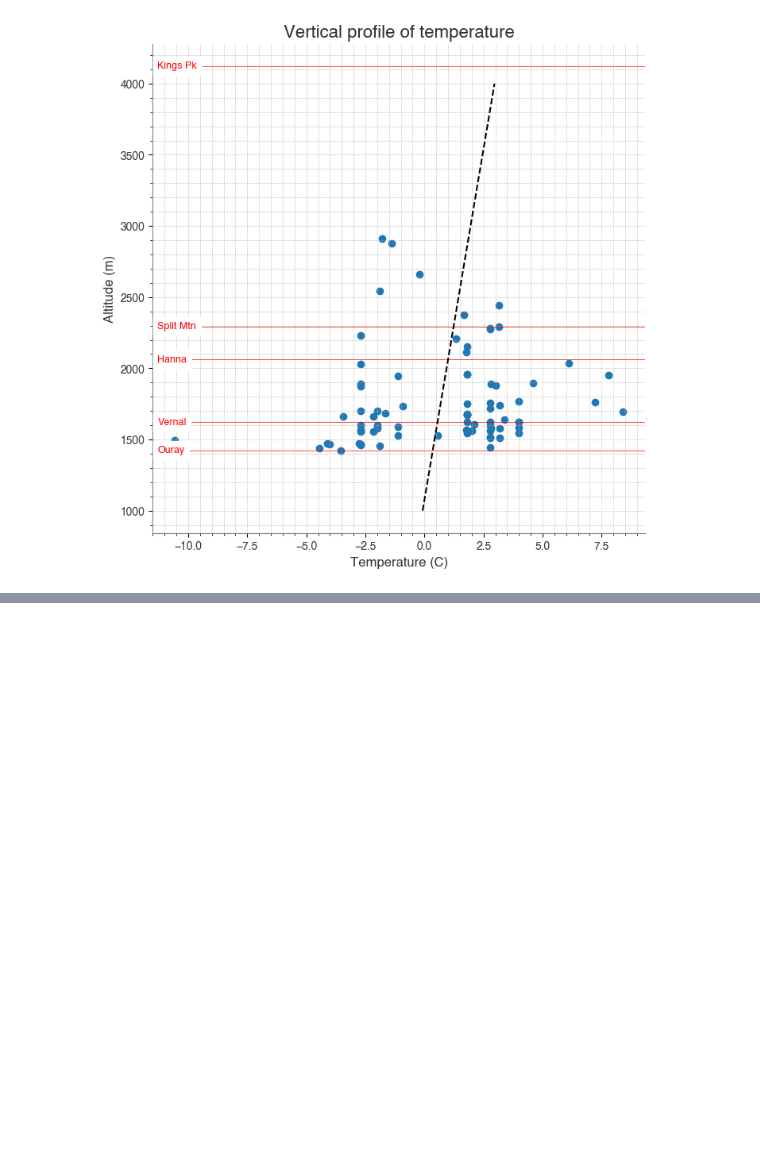
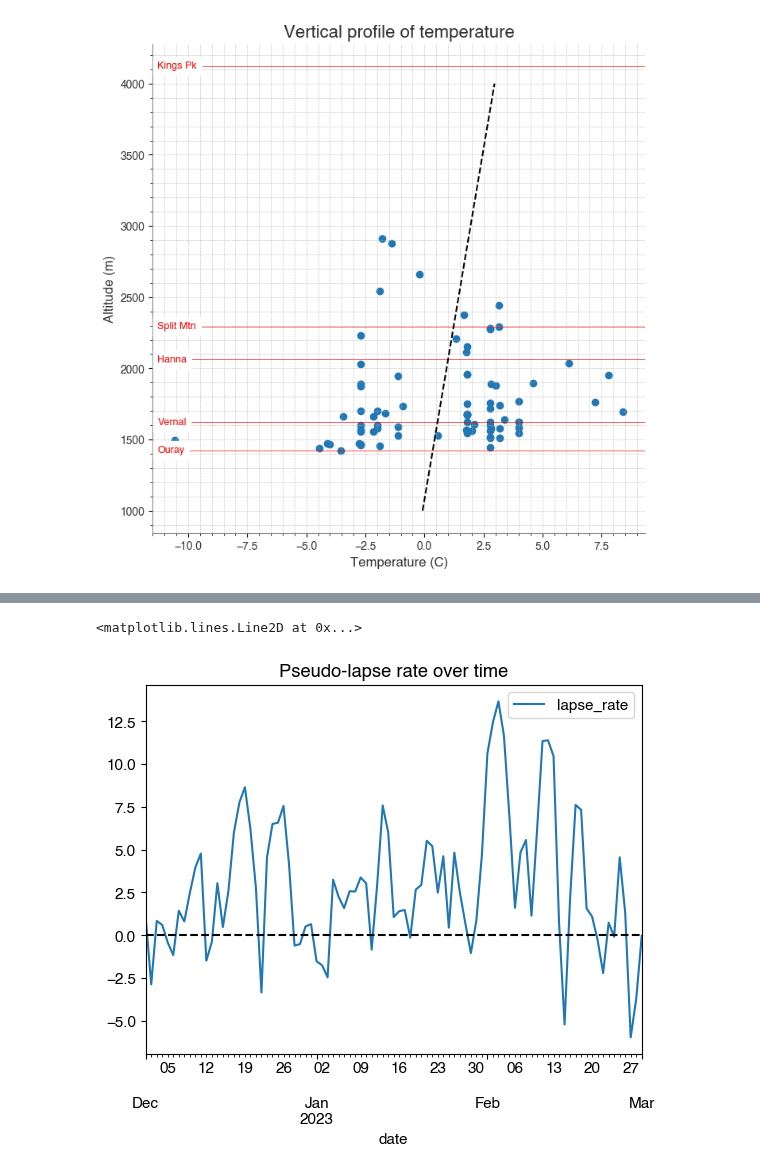
Before and after one commit to Bingham-Research-Center/clyfar, a Jupyter notebook: notebooks/pseudolapserate_demo.ipynb, the cells around one changed output, grey strips where cells are left out. Cells and saved outputs as stored; diff of their text form; code cells hidden in the pictures; blank space fills up the shorter version.

Commit message:
Added example of how to look at ozone and lapse rate time series together, with some functionality tweaks

```diff
--- a/notebooks/pseudolapserate_demo.ipynb
+++ b/notebooks/pseudolapserate_demo.ipynb
@@ -189,0 +190,25 @@ Pseudo-lapse rate: 1.01 °C/km
+# %%
+# Go through the year and compute the lapse rate for each day (no figure plotted)
+
+# Initialize the dataframe to store the lapse rates
+lapse_rate_list = []
+
+start_date = f"{start_year}-12-01"
+# end_date = f"{start_year}-12-30"
+end_date = f"{end_year}-03-01"
+
+# for date in pd.date_range(f"{start_year}-12-01", f"{end_year}-03-15"):
+for date in pd.date_range(start_date, end_date):
+    max_temp = compute_max_temp_profile(common_temp_df, meta_df, date.strftime("%Y-%m-%d"))
+    lapse_rate = compute_pseudo_lapse_rate(max_temp, elevations, do_filter=True, elev_bins=elev_bins, num_std_dev=1, do_plot=False)
+    lapse_rate_list.append({"date": date, "lapse_rate": lapse_rate})
+
+# Convert the list to a DataFrame
+lapse_rate_df = pd.DataFrame(lapse_rate_list)
+
+# Get ozone
+ozone_subdf = df[df["stid"].isin(["UBHSP", "QV4", "QRS"])][["ozone_concentration","stid"]] # .loc[start_date:end_date]
+
+repr_ozone = do_repval_ozone(ozone_subdf)
+
+lapse_rate_df
@@ -189,0 +246,8 @@ Pseudo-lapse rate: 1.01 °C/km
+# %%
+# Plot lapse rate over time
+lapse_rate_df.plot(x="date", y="lapse_rate", title="Pseudo-lapse rate over time")
+# Horizontal line at y=0
+plt.axhline(0, color="black", linestyle="--")
+# %% [output]
+<matplotlib.lines.Line2D at 0x...>
+[figure, added]
```
Also changed, not shown: parts of 5 cells of this notebook, 2 other files.
